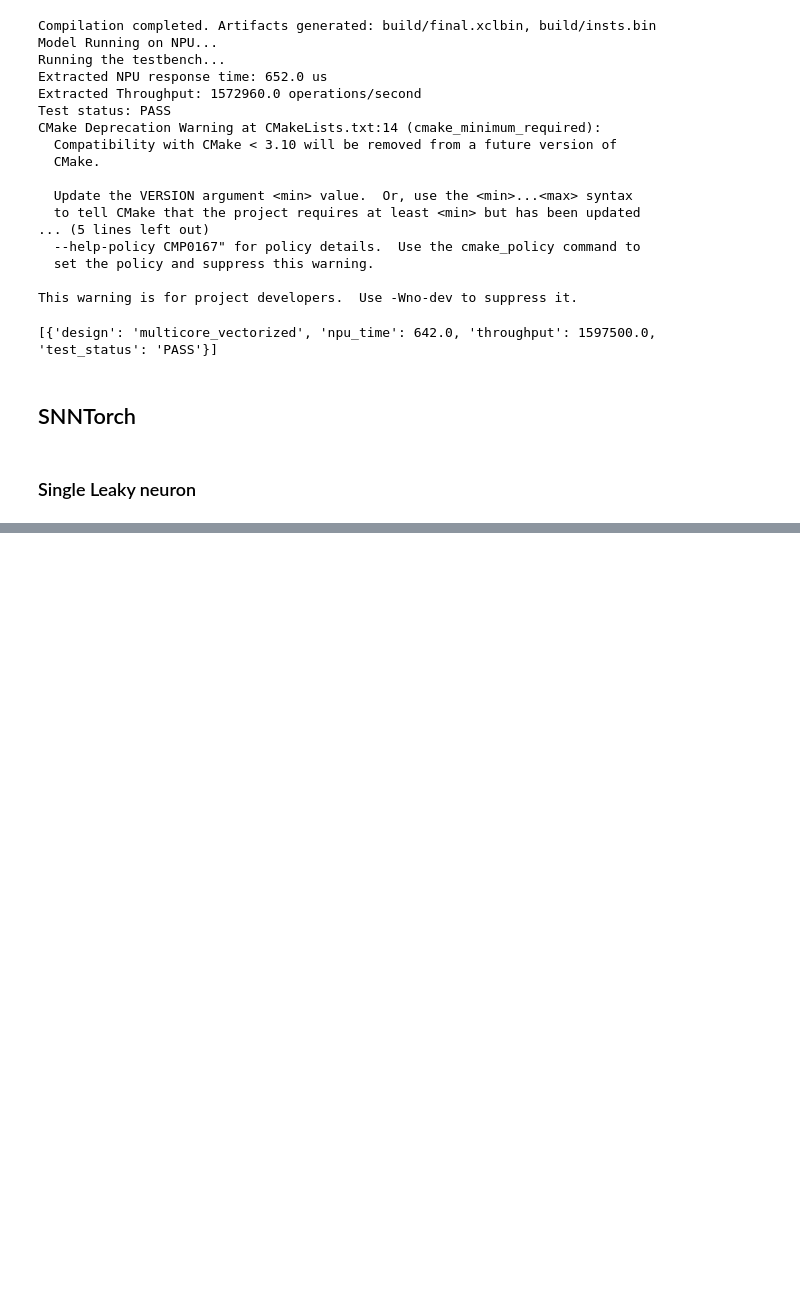
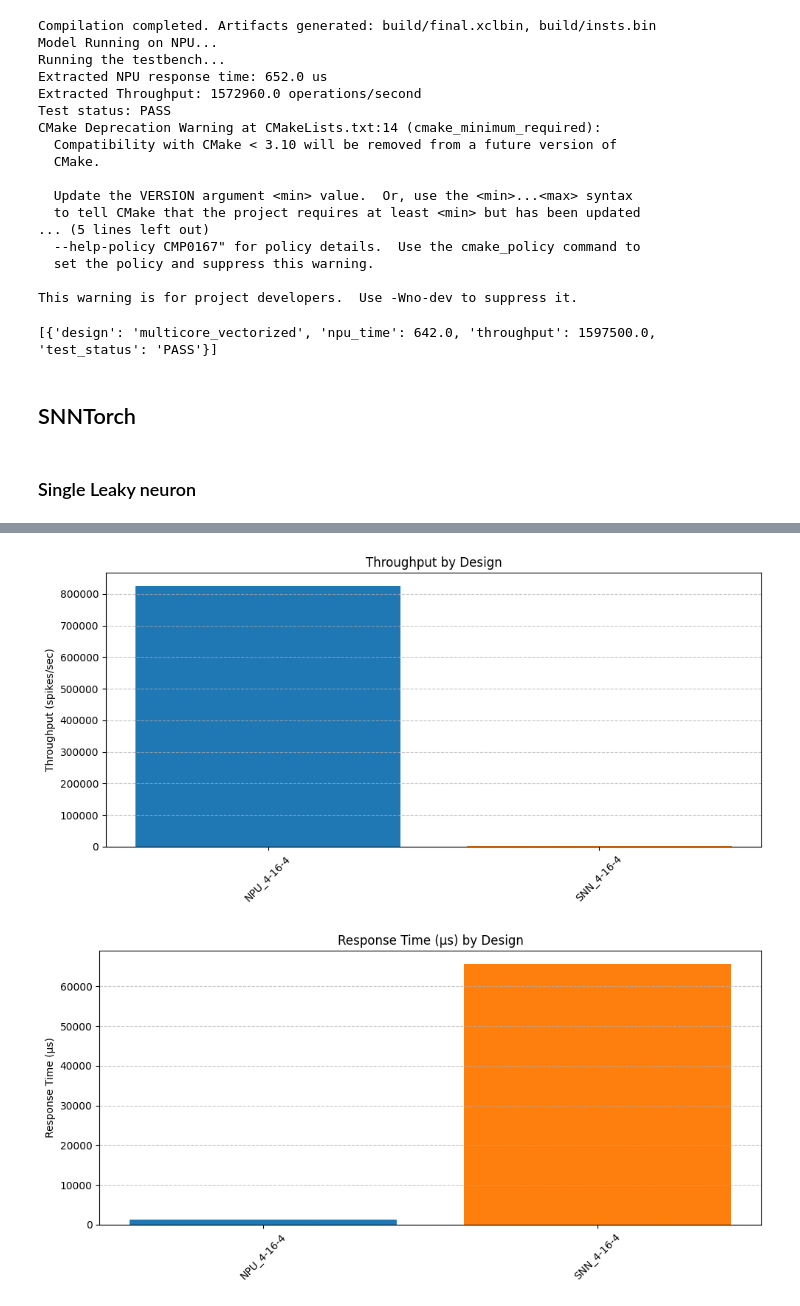
Before and after one commit to necst/SNN-NPU-DL_Framework, a Jupyter notebook: snnDenseLayer/ComparisonSNN.ipynb, the cells around one changed output, grey strips where cells are left out. Saved outputs shown, nothing was run; the diff lists cells and outputs as text; code cells hidden in the pictures; blank space fills up the shorter version.

```diff
--- a/snnDenseLayer/ComparisonSNN.ipynb
+++ b/snnDenseLayer/ComparisonSNN.ipynb
@@ -596 +644,10 @@ plot_metrics(metrics)
 [figure]
+# %%
+metrics = [
+    {'design': 'NPU_4-16-4', 'npu_time': 1308.0, 'throughput': 825806.0, 'test_status': 'PASS'},
+    {'design': 'SNN_4-16-4', 'npu_time': 65643.55, 'throughput': 1020.66, 'test_status': 'PASS'}
+]
+plot_metrics_colors(metrics)
+# %% [output]
+[figure, added]
+[figure, added]
```
Also changed, not shown: parts of 15 cells of this notebook.
